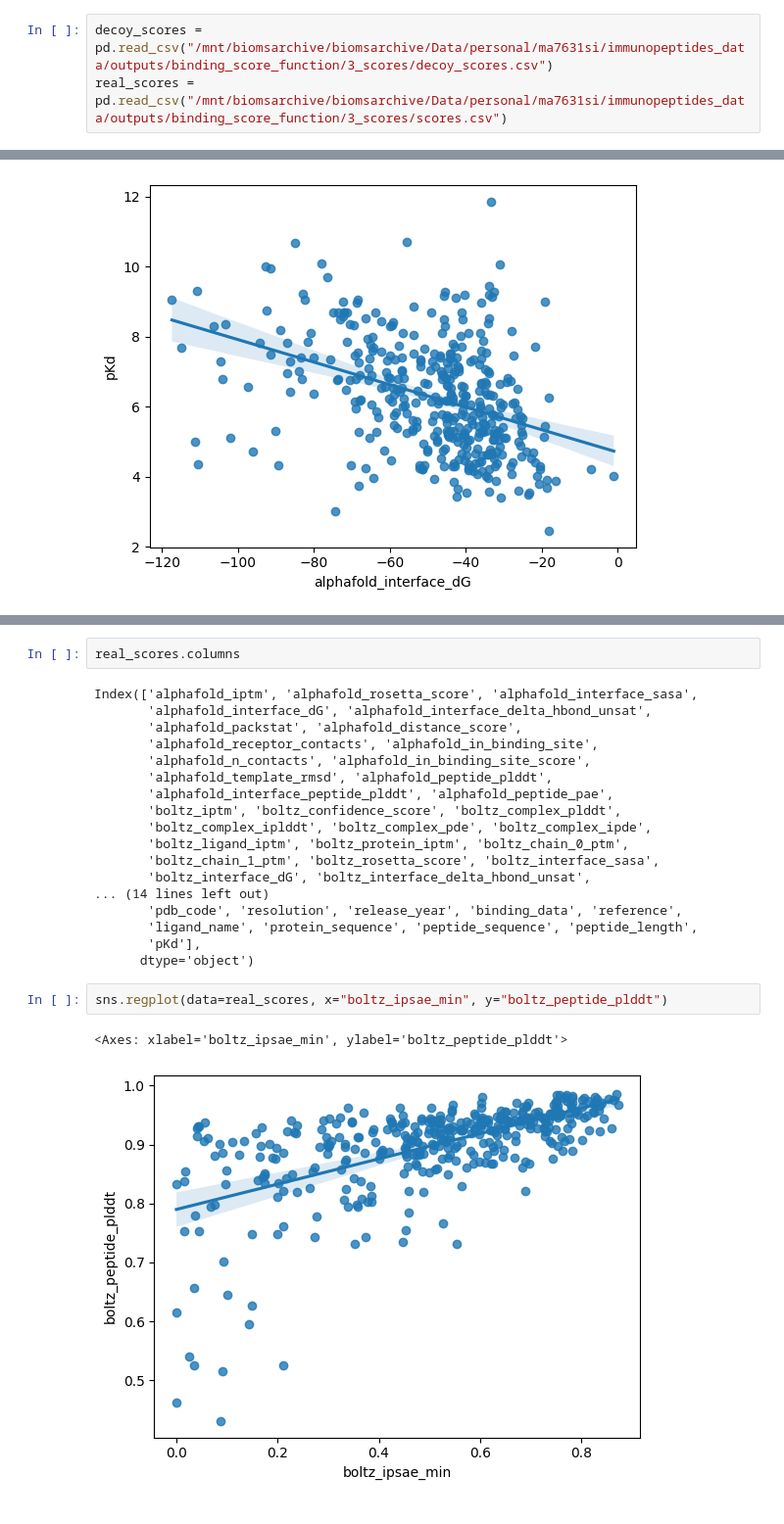
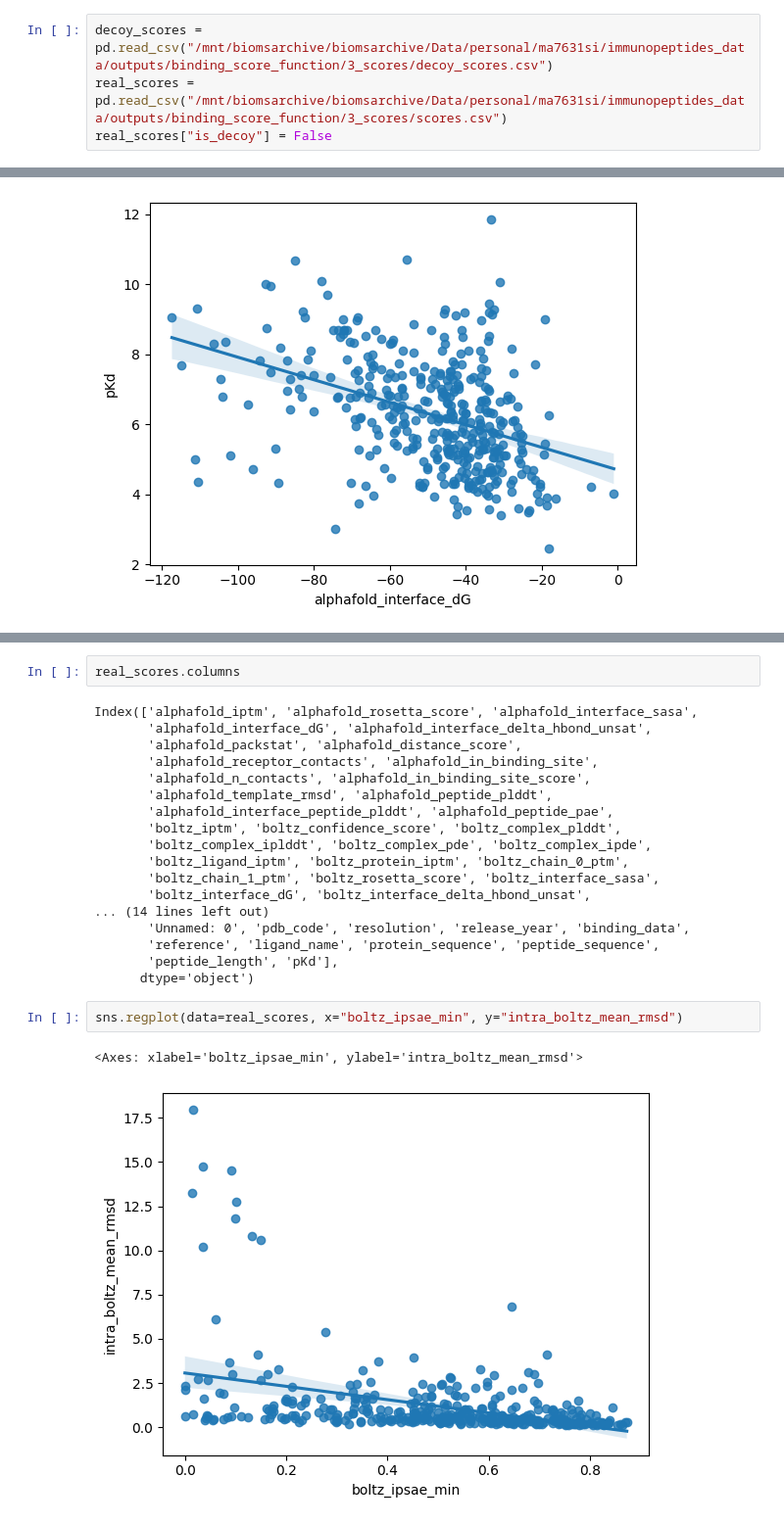
Before and after one commit to ErikHartman/PepBind, a Jupyter notebook: src/binding_score_function/notebooks/analysis_v2.ipynb, the cells around one changed output, grey strips where cells are left out. Shown at 98% size. Cells and saved outputs as stored; diff of their text form.

```diff
--- a/src/binding_score_function/notebooks/analysis_v2.ipynb
+++ b/src/binding_score_function/notebooks/analysis_v2.ipynb
@@ -6,6 +6,7 @@ import numpy as np
 # %%
 decoy_scores = pd.read_csv("/mnt/biomsarchive/biomsarchive/Data/personal/ma7631si/immunopeptides_data/outputs/binding_score_function/3_scores/decoy_scores.csv")
 real_scores = pd.read_csv("/mnt/biomsarchive/biomsarchive/Data/personal/ma7631si/immunopeptides_data/outputs/binding_score_function/3_scores/scores.csv")
+real_scores["is_decoy"] = False
 # %%
 real_scores["complex_filename"].head(3)
 # %% [output]
@@ -128,12 +129,12 @@ Index(['alphafold_iptm', 'alphafold_rosetta_score', 'alphafold_interface_sasa',
        'boltz_chain_1_ptm', 'boltz_rosetta_score', 'boltz_interface_sasa',
        'boltz_interface_dG', 'boltz_interface_delta_hbond_unsat',
 ... (14 lines left out)
-       'pdb_code', 'resolution', 'release_year', 'binding_data', 'reference',
-       'ligand_name', 'protein_sequence', 'peptide_sequence', 'peptide_length',
-       'pKd'],
+       'Unnamed: 0', 'pdb_code', 'resolution', 'release_year', 'binding_data',
+       'reference', 'ligand_name', 'protein_sequence', 'peptide_sequence',
+       'peptide_length', 'pKd'],
       dtype='object')
 # %%
-sns.regplot(data=real_scores, x="boltz_ipsae_min", y="boltz_peptide_plddt")
+sns.regplot(data=real_scores, x="boltz_ipsae_min", y="intra_boltz_mean_rmsd")
 # %% [output]
-<Axes: xlabel='boltz_ipsae_min', ylabel='boltz_peptide_plddt'>
+<Axes: xlabel='boltz_ipsae_min', ylabel='intra_boltz_mean_rmsd'>
-[figure, old version]
+[figure, new version]
```
Also changed, not shown: parts of 6 cells of this notebook, 56 other files.
